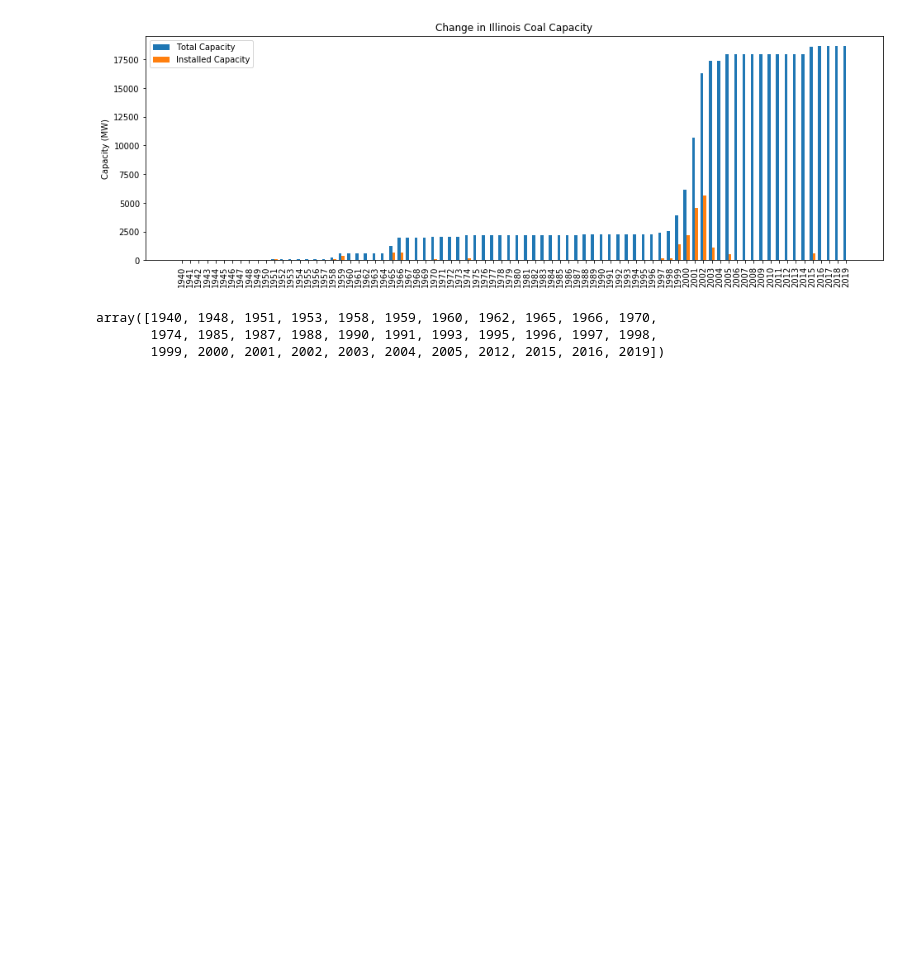
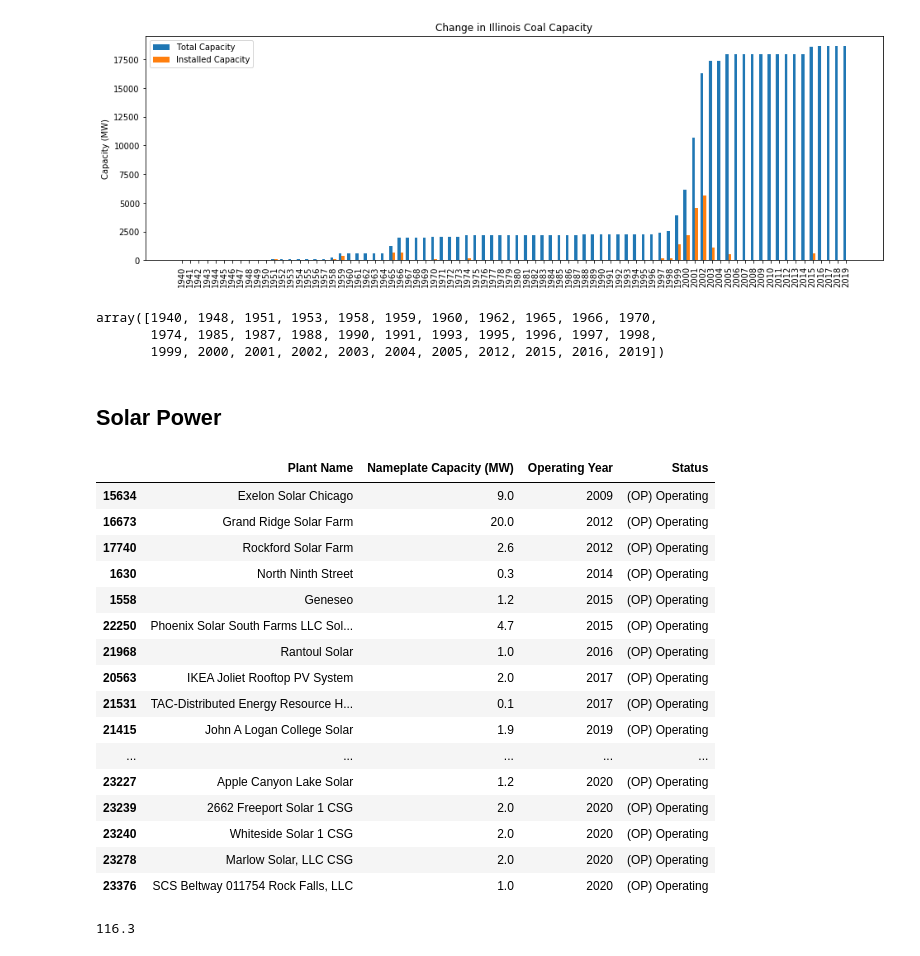
Before and after one commit to arfc/2021-04-nm-illinois, a Jupyter notebook: data/fossil_fuel_illinois.ipynb, the cells around one changed output. Cells and saved outputs as stored; diff of their text form; code cells hidden in the pictures; blank space fills up the shorter version.

Commit message:
adds solar power list to jupyter notebook

```diff
--- a/data/fossil_fuel_illinois.ipynb
+++ b/data/fossil_fuel_illinois.ipynb
@@ -218,3 +218,33 @@ np.unique(np.array(natgas_df['Operating Year']))
 array([1940, 1948, 1951, 1953, 1958, 1959, 1960, 1962, 1965, 1966, 1970,
        1974, 1985, 1987, 1988, 1990, 1991, 1993, 1995, 1996, 1997, 1998,
        1999, 2000, 2001, 2002, 2003, 2004, 2005, 2012, 2015, 2016, 2019])
+# %% [markdown]
+## Solar Power
+# %%
+solar = 'Solar Photovoltaic'
+solardf = illinois_plants[illinois_plants['Technology'] == solar]
+columns = ['Plant Name', 'Nameplate Capacity (MW)', 'Operating Year','Status']
+sorted_solardf = solardf[columns].sort_values(by=['Operating Year'])
+sorted_solardf
+# %% [output]
+|  | Plant Name | Nameplate Capacity (MW) | Operating Year | Status |
+| 15634 | Exelon Solar Chicago | 9.0 | 2009 | (OP) Operating |
+| 16673 | Grand Ridge Solar Farm | 20.0 | 2012 | (OP) Operating |
+| 17740 | Rockford Solar Farm | 2.6 | 2012 | (OP) Operating |
+| 1630 | North Ninth Street | 0.3 | 2014 | (OP) Operating |
+| 1558 | Geneseo | 1.2 | 2015 | (OP) Operating |
+| 22250 | Phoenix Solar South Farms LLC Sol... | 4.7 | 2015 | (OP) Operating |
+| 21968 | Rantoul Solar | 1.0 | 2016 | (OP) Operating |
+| 20563 | IKEA Joliet Rooftop PV System | 2.0 | 2017 | (OP) Operating |
+| 21531 | TAC-Distributed Energy Resource H... | 0.1 | 2017 | (OP) Operating |
+| 21415 | John A Logan College Solar | 1.9 | 2019 | (OP) Operating |
+| ... | ... | ... | ... | ... |
+| 23227 | Apple Canyon Lake Solar | 1.2 | 2020 | (OP) Operating |
+| 23239 | 2662 Freeport Solar 1 CSG | 2.0 | 2020 | (OP) Operating |
+| 23240 | Whiteside Solar 1 CSG | 2.0 | 2020 | (OP) Operating |
+| 23278 | Marlow Solar, LLC CSG | 2.0 | 2020 | (OP) Operating |
+| 23376 | SCS Beltway 011754 Rock Falls, LLC | 1.0 | 2020 | (OP) Operating |
+# %%
+sorted_solardf['Nameplate Capacity (MW)'].sum()
+# %% [output]
+116.3
```
